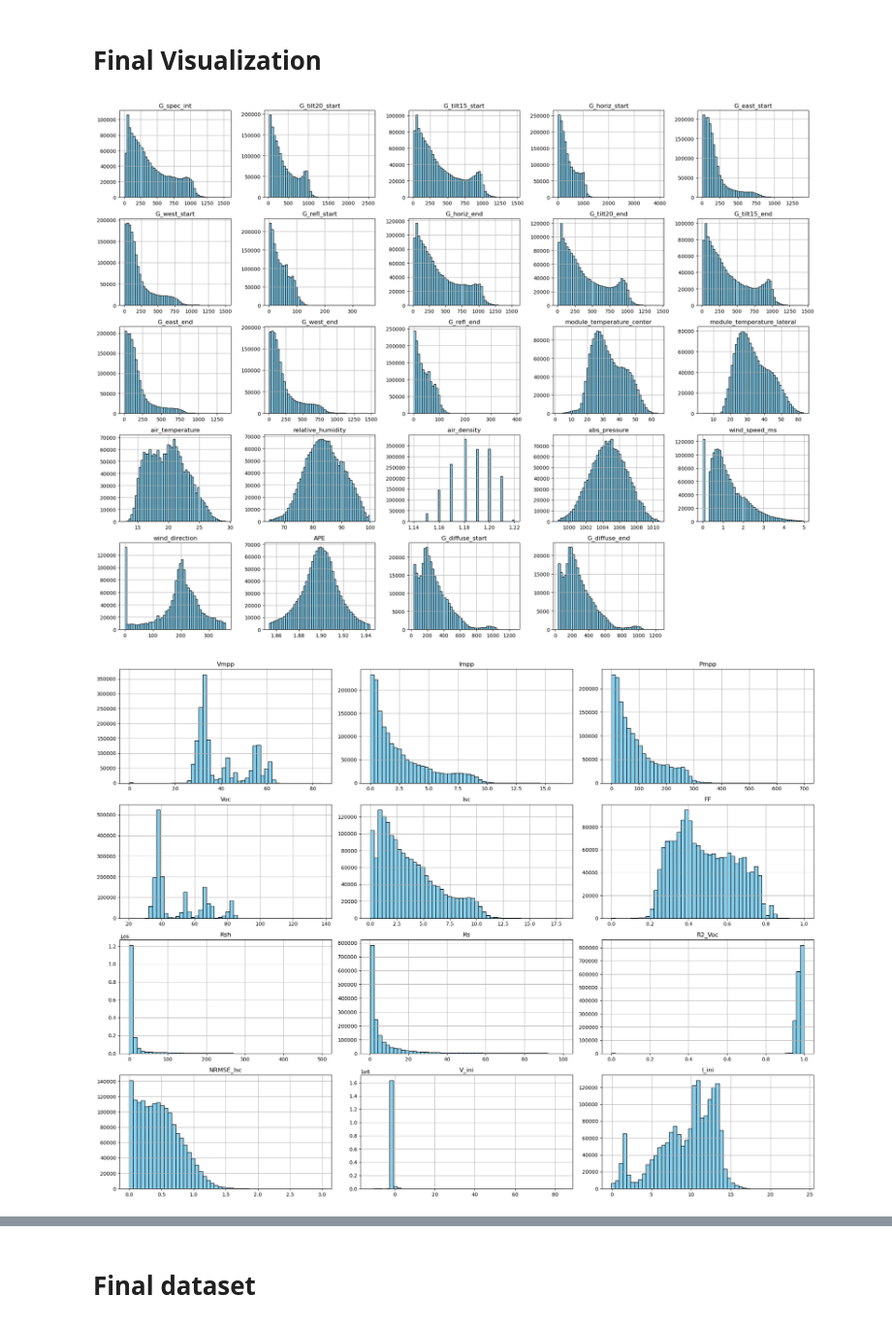
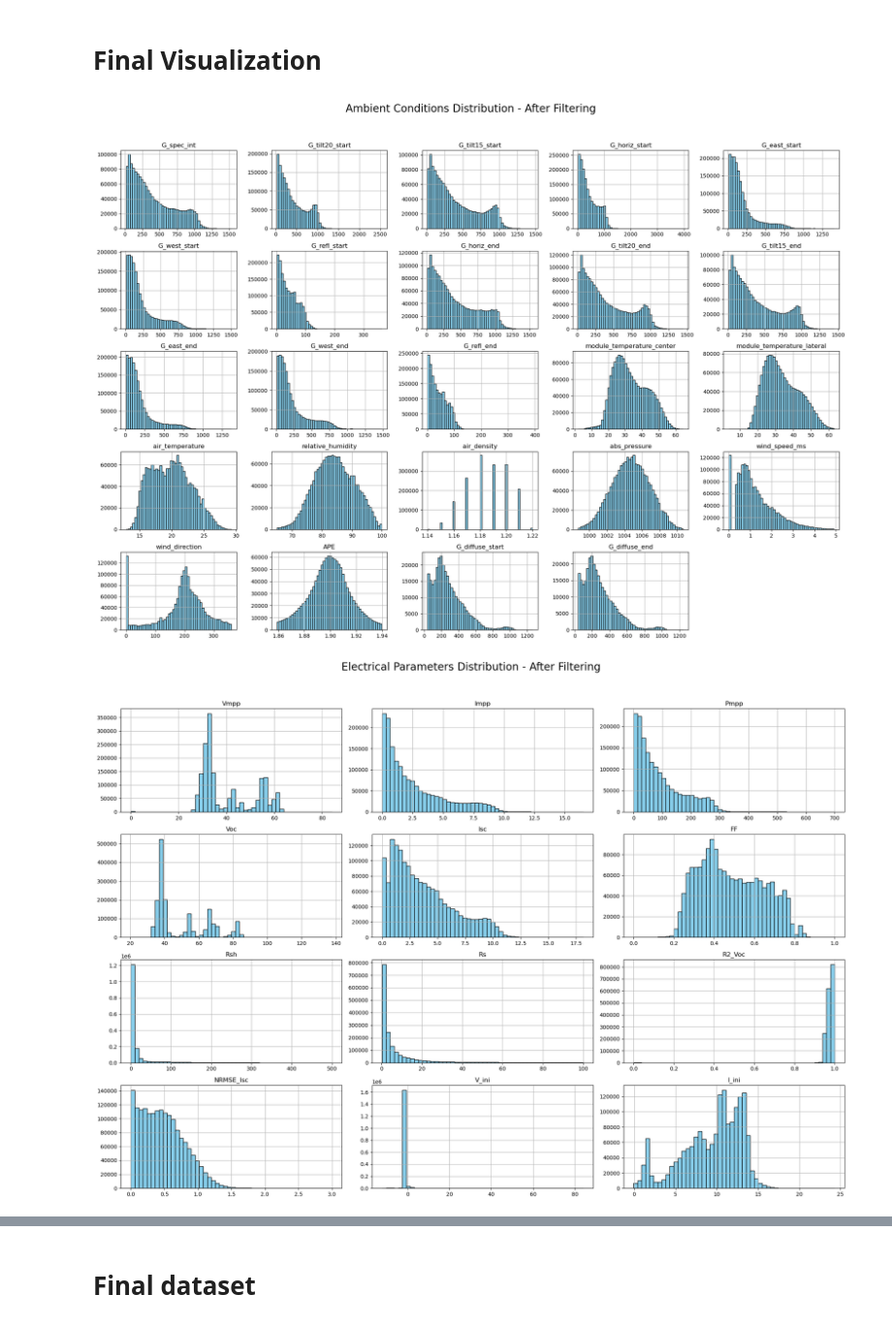
Before and after one commit to slava-yr/PUCP-Inti-Data, a Jupyter notebook: Data Processing/Dataset Curation.ipynb, the cells around one changed output, grey strips where cells are left out. Shown at 97% size. Cells and saved outputs as stored; diff of their text form; code cells hidden in the pictures.

Commit message:
Added comments to Dataset Curation. Added visualization of filtering

```diff
--- a/Data Processing/Dataset Curation.ipynb
+++ b/Data Processing/Dataset Curation.ipynb
@@ -10,8 +11,5 @@ import matplotlib.pyplot as plt
 # %% [markdown]
 Get the raw dataset
 # %%
-df = pd.read_csv("../Data Preprocessing/unfiltered_dataset_v4.csv")
-# Fixing columns
-df.drop(columns=['Imin', 'Isc_x', 'R2_Isc', 'Rsh_x'], inplace=True)
-df.rename(columns={'Isc_y': 'Isc', 'Rsh_y': 'Rsh'}, inplace=True)
+df = pd.read_csv("unfiltered_dataset_final.csv")
 df['G_spec_int'] = df['G_spec_int']*1.234 # Spectral irradiance up to 4000 nm
@@ -313,13 +310,16 @@ Summary: 142057 datapoints removed. 0.59% of total data.
 # %%
 df_ambient = df_physics.drop(columns=['filename', 'module_name', 'timestamp'] + elec_cols)
 df_elec = df_physics[elec_cols]
 # Plot all numeric columns
 df_ambient.hist(bins=50, figsize=(20, 15), color='skyblue', edgecolor='black')
-plt.tight_layout()
+plt.suptitle("Ambient Conditions Distribution - After Filtering", fontsize=20)
+plt.tight_layout(rect=[0, 0.03, 1, 0.95])
 plt.show()
+
 df_elec.hist(bins=50, figsize=(20, 15), color='skyblue', edgecolor='black')
-plt.tight_layout()
+plt.suptitle("Electrical Parameters Distribution - After Filtering", fontsize=20)
+plt.tight_layout(rect=[0, 0.03, 1, 0.95])
 plt.show()
 # %% [output]
-[figure, old version]
+[figure, new version]
-[figure, old version]
+[figure, new version]
```
Also changed, not shown: parts of 22 cells of this notebook, 8 other files.
